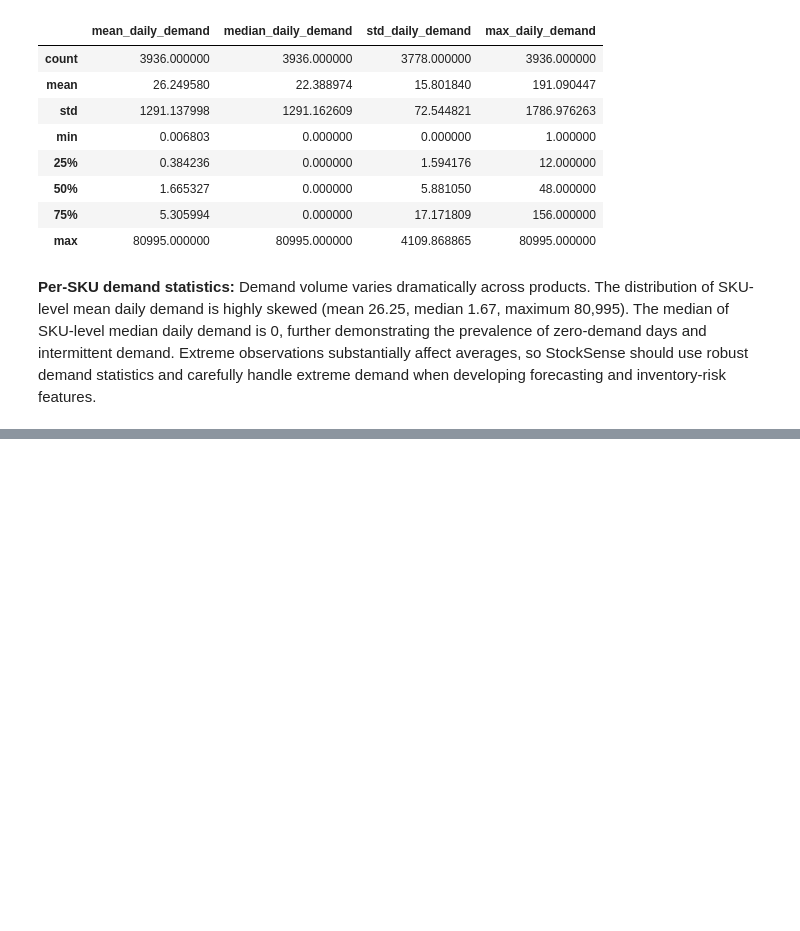
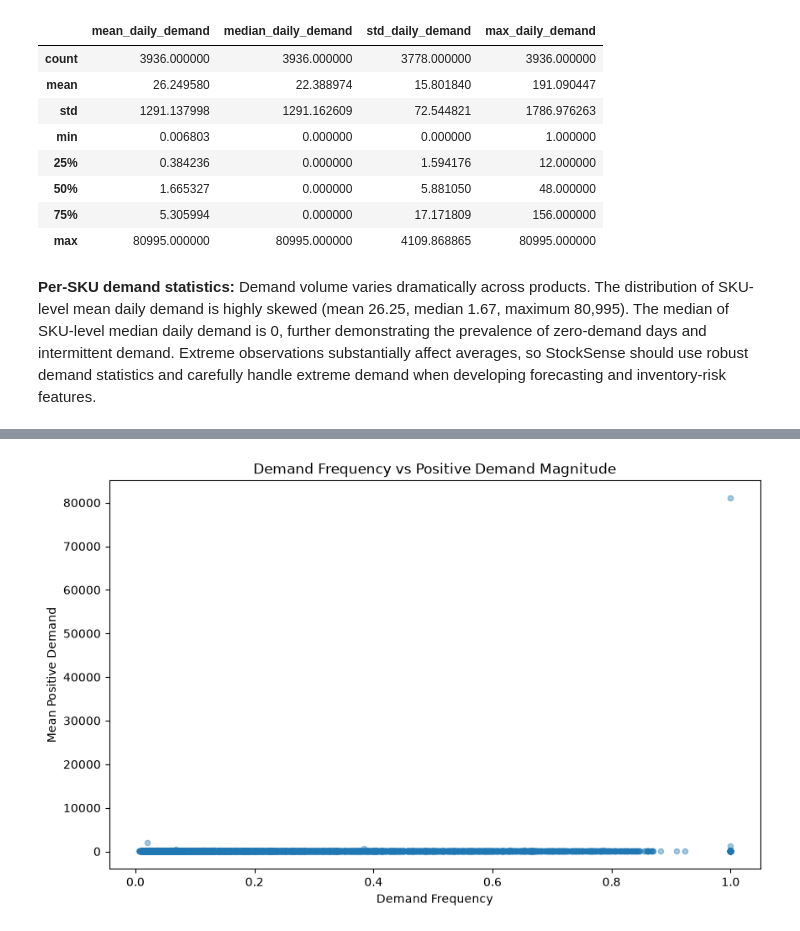
Before and after one commit to rajdeep-senapati/stocksense, a Jupyter notebook: notebooks/01_business_data_understanding.ipynb, the cells around one changed output, grey strips where cells are left out. Saved outputs shown, nothing was run; the diff lists cells and outputs as text; code cells hidden in the pictures; blank space fills up the shorter version.

Commit message:
Define demand forecasting problem

```diff
--- a/notebooks/01_business_data_understanding.ipynb
+++ b/notebooks/01_business_data_understanding.ipynb
@@ -1219,3 +1220,7 @@ sku_demand_stats.describe()
 | max | 80995.000000 | 80995.000000 | 4109.868865 | 80995.000000 |
 # %% [markdown]
 **Per-SKU demand statistics:** Demand volume varies dramatically across products. The distribution of SKU-level mean daily demand is highly skewed (mean 26.25, median 1.67, maximum 80,995). The median of SKU-level median daily demand is 0, further demonstrating the prevalence of zero-demand days and intermittent demand. Extreme observations substantially affect averages, so StockSense should use robust demand statistics and carefully handle extreme demand when developing forecasting and inventory-risk features.
+# %%
+sku_profile = sku_demand_profile.merge(sku_demand_stats, on="StockCode", how="left")
+
+sku_profile.head()
@@ -1221,0 +1246,4 @@ sku_demand_stats.describe()
+# %%
+sku_profile["cv"] = sku_profile["std_daily_demand"] / sku_profile["mean_daily_demand"]
+
+sku_profile["cv"].describe()
@@ -1221,0 +1298,18 @@ sku_demand_stats.describe()
+# %%
+sku_profile = sku_profile[
+    [
+        "StockCode",
+        "total_demand",
+        "demand_days",
+        "total_days",
+        "demand_frequency",
+        "mean_daily_demand",
+        "median_daily_demand",
+        "std_daily_demand",
+        "max_daily_demand",
+        "cv",
+        "mean_positive_demand",
+        "std_positive_demand",
+        "cv_positive",
+    ]
+].copy()
@@ -1221,0 +1332,15 @@ sku_demand_stats.describe()
+# %%
+sku_profile.plot(
+    x="demand_frequency",
+    y="mean_positive_demand",
+    kind="scatter",
+    figsize=(10, 6),
+    alpha=0.4,
+)
+
+plt.xlabel("Demand Frequency")
+plt.ylabel("Mean Positive Demand")
+plt.title("Demand Frequency vs Positive Demand Magnitude")
+plt.show()
+# %% [output]
+[figure, added]
```
Also changed, not shown: parts of 23 cells of this notebook.
